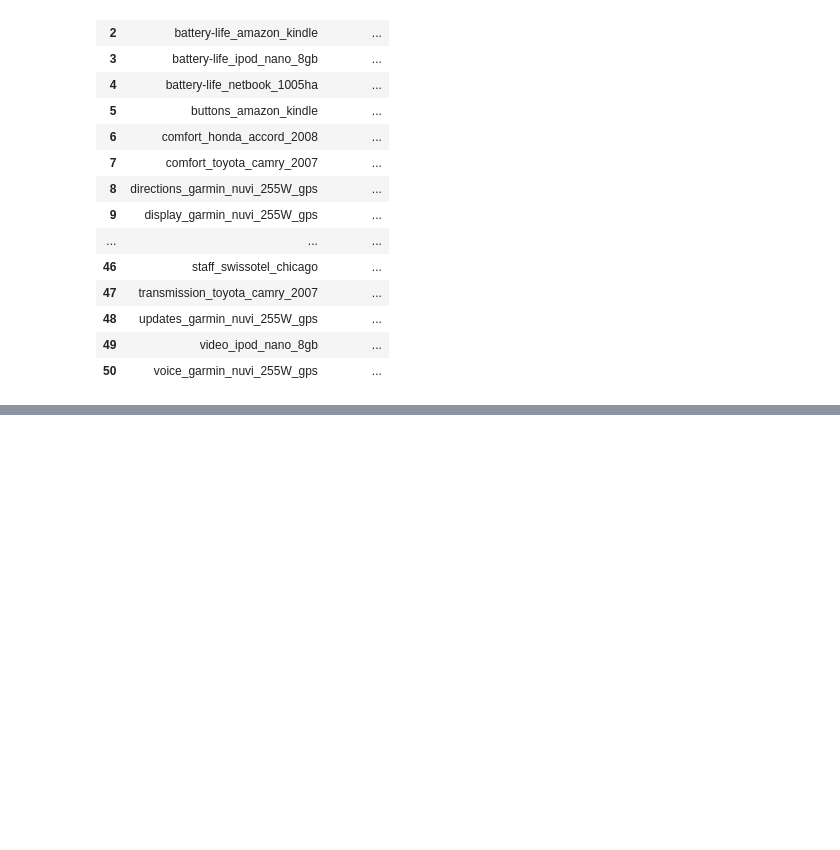
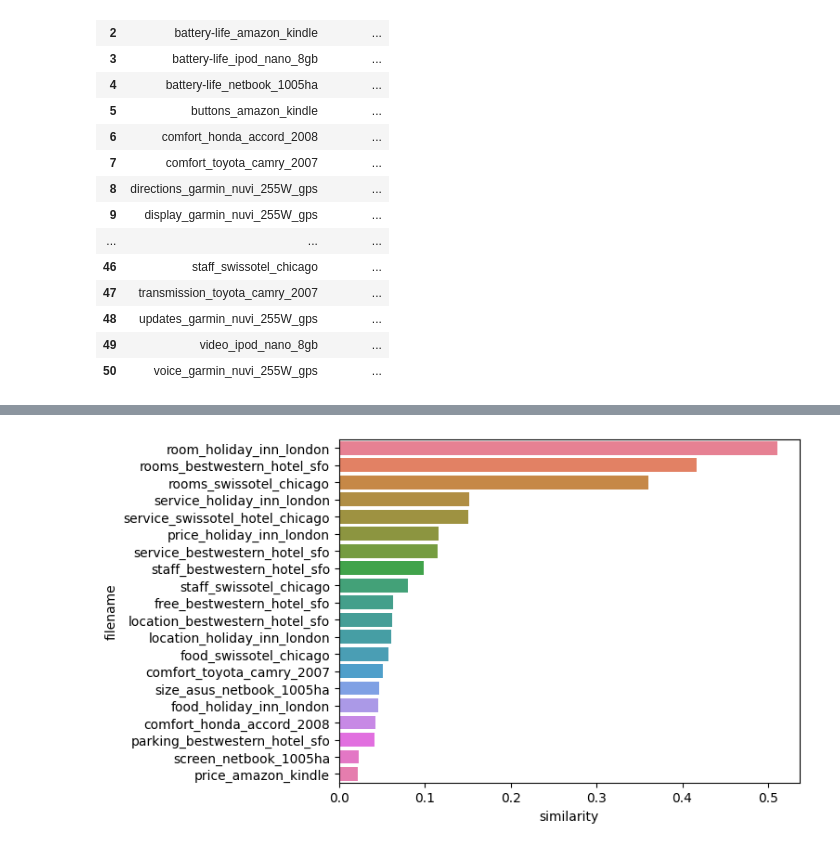
Before and after one commit to GTU9/encore_skn11, a Jupyter notebook: 07_nlp/01_text_analysis/04_document_similarity.ipynb, the cells around one changed output, grey strips where cells are left out. Drawn from its saved outputs; the diff is of its cells as text; code cells hidden in the pictures; blank space fills up the shorter version.

```diff
--- a/07_nlp/01_text_analysis/04_document_similarity.ipynb
+++ b/07_nlp/01_text_analysis/04_document_similarity.ipynb
@@ -82,3 +82,9 @@ tfidf_vectorizer = TfidfVectorizer(
 )
 
 opinions_vecs = tfidf_vectorizer.fit_transform(document_df['opinions'])
+# %%
+from sklearn.cluster import KMeans
+
+kmeans=KMeans(n_clusters=4,max_iter=5000,random_state=0)
+document_df['cluster']=kmeans.fit_predict(opinions_vecs)
+document_df
@@ -84,0 +109,7 @@ opinions_vecs = tfidf_vectorizer.fit_transform(document_df['opinions'])
+# %%
+hotel_index= document_df[document_df['cluster']==1].index
+print(hotel_index.shape)
+print(hotel_index)
+
+base_index=1
+document_df.iloc[base_index]
@@ -84,0 +123,6 @@ opinions_vecs = tfidf_vectorizer.fit_transform(document_df['opinions'])
+# %%
+from sklearn.metrics.pairwise import cosine_similarity
+
+print(opinions_vecs[base_index].shape,opinions_vecs.shape)
+opinions_sim=cosine_similarity(opinions_vecs[base_index],opinions_vecs)
+opinions_sim
@@ -84,0 +142,10 @@ opinions_vecs = tfidf_vectorizer.fit_transform(document_df['opinions'])
+# %%
+opnions_sorted_idx=opinions_sim.argsort()[:,::-1]   # 내림차순 정렬 (유사도 높은 순)
+opnions_sorted_idx=opnions_sorted_idx[:,1:]         # 자기자신 제외
+opnions_sorted_idx=opnions_sorted_idx.reshape(-1)   # 1차원으로 변경
+# opnions_sorted_idx.shape
+
+result_df=document_df.iloc[opnions_sorted_idx][['filename','cluster']]
+opinions_sim=opinions_sim.reshape(-1)
+result_df['similarity']=opinions_sim[opnions_sorted_idx]
+result_df
@@ -84,0 +170,5 @@ opinions_vecs = tfidf_vectorizer.fit_transform(document_df['opinions'])
+# %%
+sns.barplot(x='similarity',y='filename',data=result_df.iloc[:20],hue='filename')
+plt.show()
+# %% [output]
+[figure, added]
```
Also changed, not shown: parts of 5 cells of this notebook.
